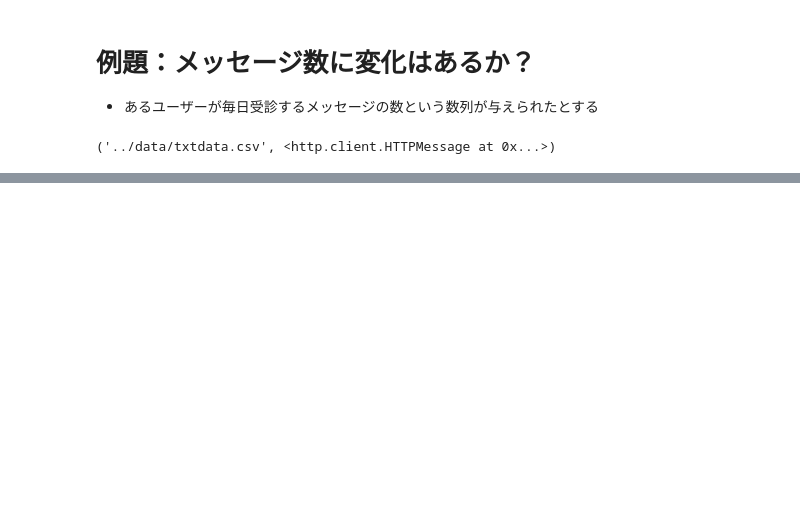
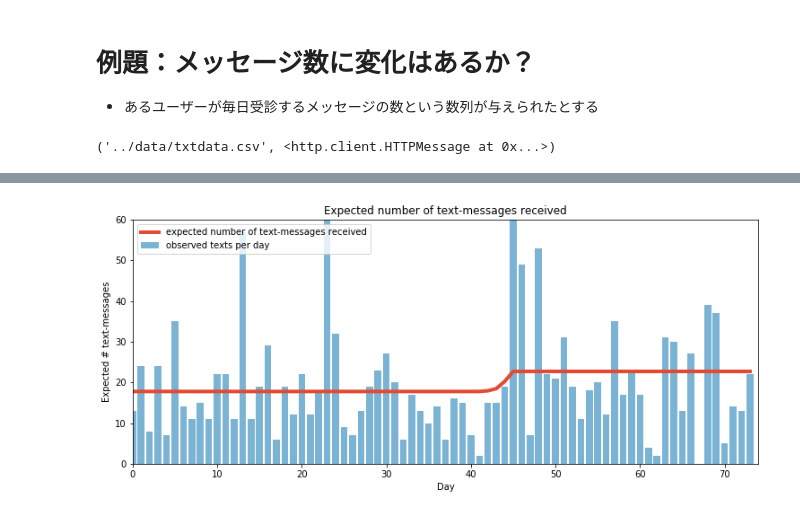
Before and after one commit to taka-kawa/baysian_inference, a Jupyter notebook: chapter1/1.4 コンピュータにベイズ推論をさせるには.ipynb, the cells around one changed output, grey strips where cells are left out. Drawn from its saved outputs; the diff is of its cells as text; code cells hidden in the pictures; blank space fills up the shorter version.

```diff
--- a/chapter1/1.4 コンピュータにベイズ推論をさせるには.ipynb
+++ b/chapter1/1.4 コンピュータにベイズ推論をさせるには.ipynb
@@ -38,0 +162,38 @@ $$ C_i\sim Poi(\lambda) $$
+# %%
+figsize(12.5, 5)
+
+# tau_samples, lambda_1_samples, lambda_2_samples contain
+# N samples from the corresponding posterior distribution
+N = tau_samples.shape[0]
+expected_texts_per_day = np.zeros(n_count_data)
+
+for day in range(0, n_count_data):
+    # ix is a bool index of all tau samples corresponding to
+    # the switchpoint occurring prior to value of 'day'
+    ix = day < tau_samples
+
+    # Each posterior sample corresponds to a value for tau.
+    # for each day, that value of tau indicates whether we're "before"
+    # (in the lambda1 "regime") or
+    #  "after" (in the lambda2 "regime") the switchpoint.
+    # by taking the posterior sample of lambda1/2 accordingly, we can average
+    # over all samples to get an expected value for lambda on that day.
+    # As explained, the "message count" random variable is Poisson distributed,
+    # and therefore lambda (the poisson parameter) is the expected value of
+    # "message count".
+    expected_texts_per_day[day] = (lambda_1_samples[ix].sum()
+                                   + lambda_2_samples[~ix].sum()) / N
+
+plt.plot(range(n_count_data), expected_texts_per_day, lw=4, color="#E24A33",
+         label="expected number of text-messages received")
+plt.xlim(0, n_count_data)
+plt.xlabel("Day")
+plt.ylabel("Expected # text-messages")
+plt.title("Expected number of text-messages received")
+plt.ylim(0, 60)
+plt.bar(np.arange(len(count_data)), count_data, color="#348ABD", alpha=0.65,
+        label="observed texts per day")
+
+plt.legend(loc="upper left");
+# %% [output]
+[figure, added]
```
Also changed, not shown: parts of 16 cells of this notebook, 1 other file.
